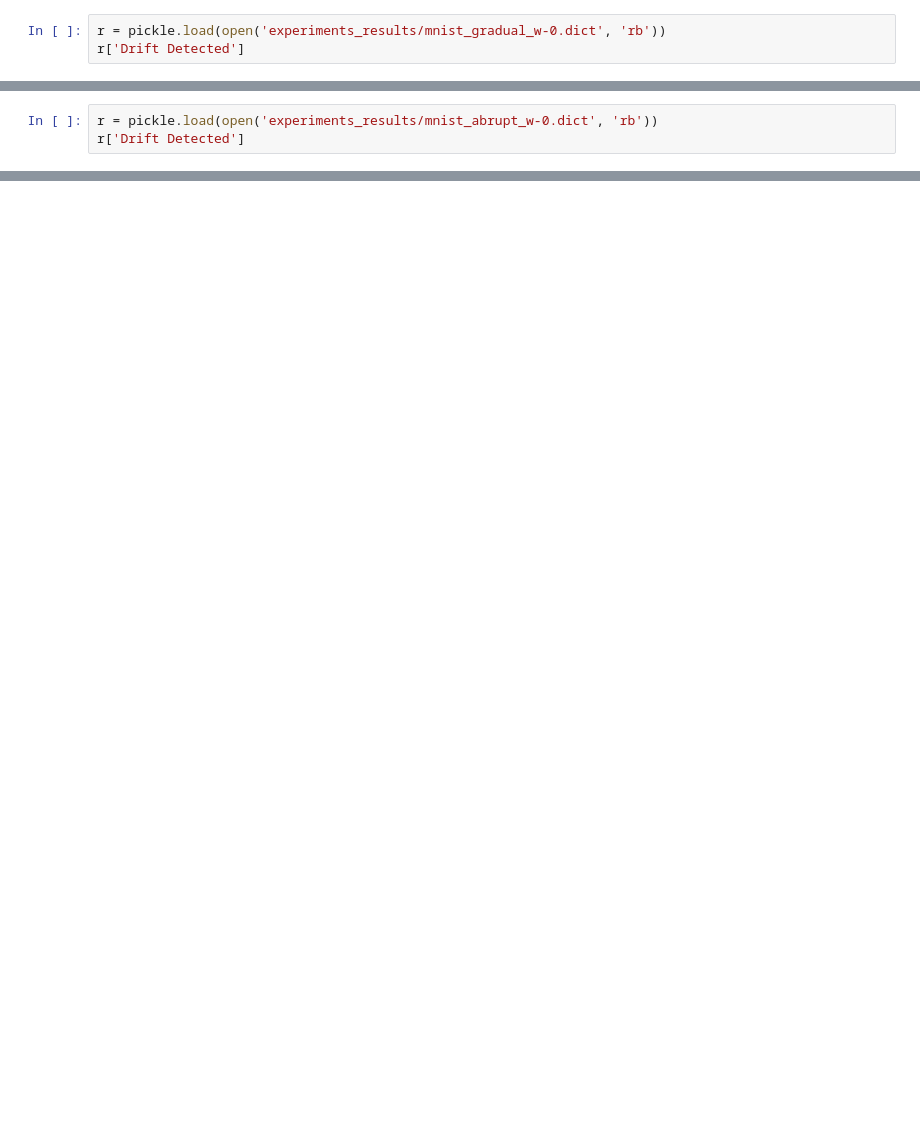
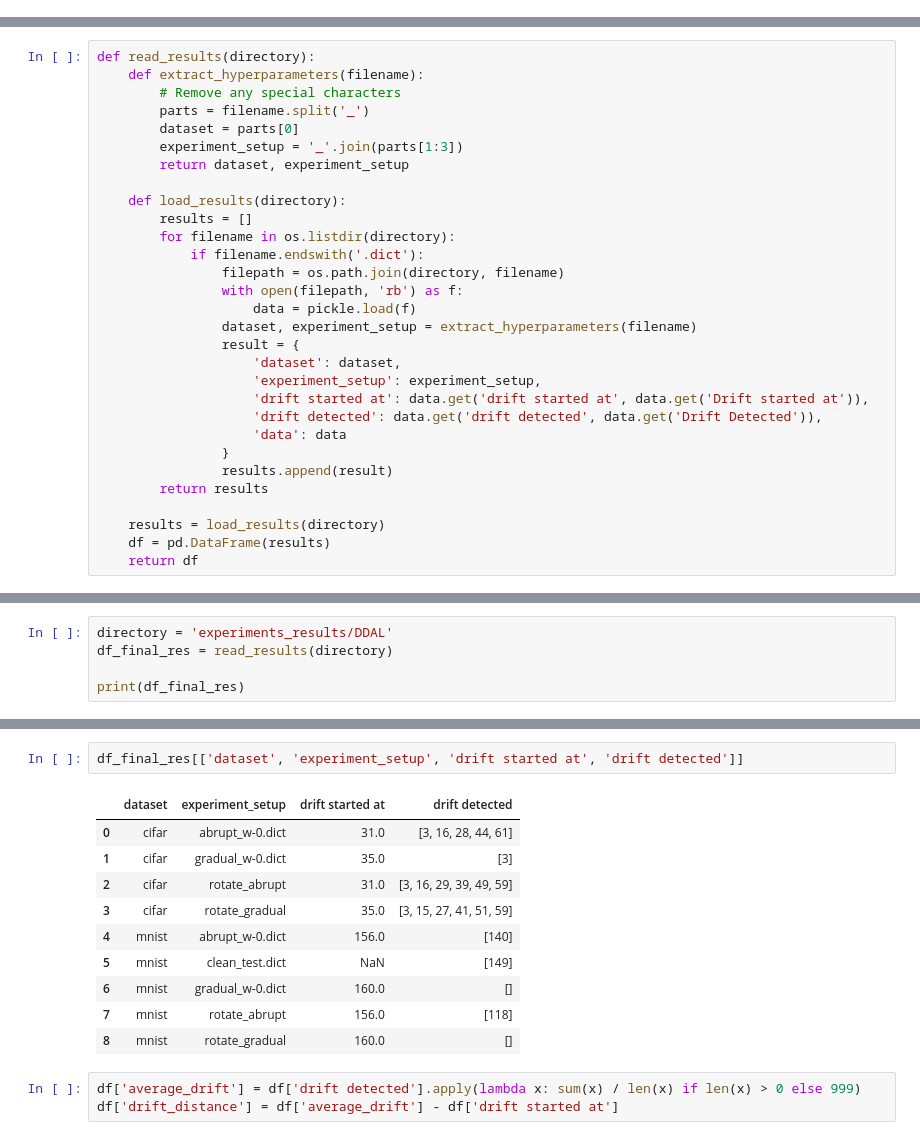
Before and after one commit to ranUser01/TinyML, a Jupyter notebook: read_results.ipynb, the cells around one changed output, grey strips where cells are left out. Cells and saved outputs as stored; diff of their text form; blank space fills up the shorter version.

```diff
--- a/read_results.ipynb
+++ b/read_results.ipynb
@@ -75,3 +4,0 @@ r['Drift Detected']
-# %%
-r = pickle.load(open('experiments_results/mnist_gradual_w-0.dict', 'rb'))
-r['Drift Detected']
@@ -80,3 +4,0 @@ r['Drift Detected']
-# %%
-r = pickle.load(open('experiments_results/mnist_abrupt_w-0.dict', 'rb'))
-r['Drift Detected']
@@ -84,0 +41,30 @@ r['Drift Detected']
+# %%
+def read_results(directory):
+    def extract_hyperparameters(filename):
+        # Remove any special characters
+        parts = filename.split('_')
+        dataset = parts[0]
+        experiment_setup = '_'.join(parts[1:3])
+        return dataset, experiment_setup
+
+    def load_results(directory):
+        results = []
+        for filename in os.listdir(directory):
+            if filename.endswith('.dict'):
+                filepath = os.path.join(directory, filename)
+                with open(filepath, 'rb') as f:
+                    data = pickle.load(f)
+                dataset, experiment_setup = extract_hyperparameters(filename)
+                result = {
+                    'dataset': dataset,
+                    'experiment_setup': experiment_setup,
+                    'drift started at': data.get('drift started at', data.get('Drift started at')),
+                    'drift detected': data.get('drift detected', data.get('Drift Detected')),
+                    'data': data
+                }
+                results.append(result)
+        return results
+
+    results = load_results(directory)
+    df = pd.DataFrame(results)
+    return df
@@ -84,0 +94,5 @@ r['Drift Detected']
+# %%
+directory = 'experiments_results/DDAL'
+df_final_res = read_results(directory)
+
+print(df_final_res)
@@ -84,0 +117,16 @@ r['Drift Detected']
+# %%
+df_final_res[['dataset', 'experiment_setup', 'drift started at', 'drift detected']]
+# %% [output]
+|  | dataset | experiment_setup | drift started at | drift detected |
+| 0 | cifar | abrupt_w-0.dict | 31.0 | [3, 16, 28, 44, 61] |
+| 1 | cifar | gradual_w-0.dict | 35.0 | [3] |
+| 2 | cifar | rotate_abrupt | 31.0 | [3, 16, 29, 39, 49, 59] |
+| 3 | cifar | rotate_gradual | 35.0 | [3, 15, 27, 41, 51, 59] |
+| 4 | mnist | abrupt_w-0.dict | 156.0 | [140] |
+| 5 | mnist | clean_test.dict | NaN | [149] |
+| 6 | mnist | gradual_w-0.dict | 160.0 | [] |
+| 7 | mnist | rotate_abrupt | 156.0 | [118] |
+| 8 | mnist | rotate_gradual | 160.0 | [] |
+# %%
+df['average_drift'] = df['drift detected'].apply(lambda x: sum(x) / len(x) if len(x) > 0 else 999)
+df['drift_distance'] = df['average_drift'] - df['drift started at']
```
Also changed, not shown: parts of 24 cells of this notebook, 8 other files.
